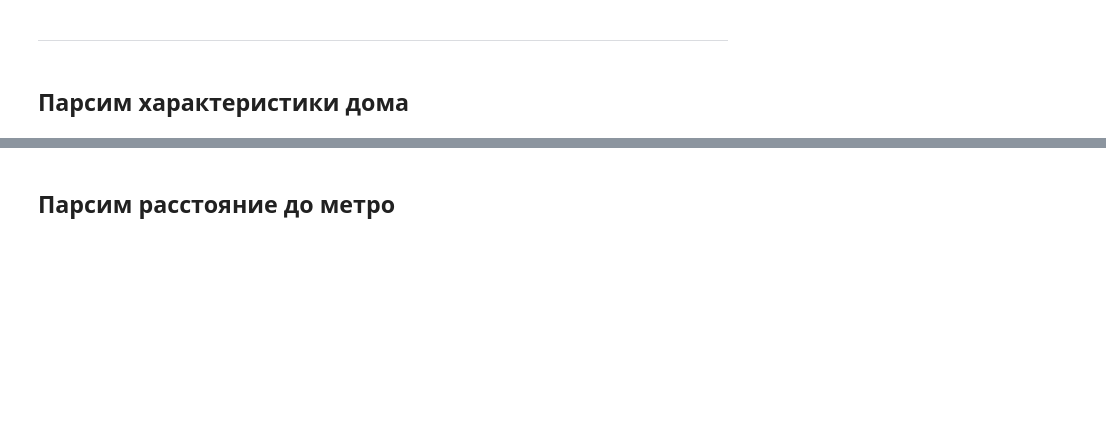
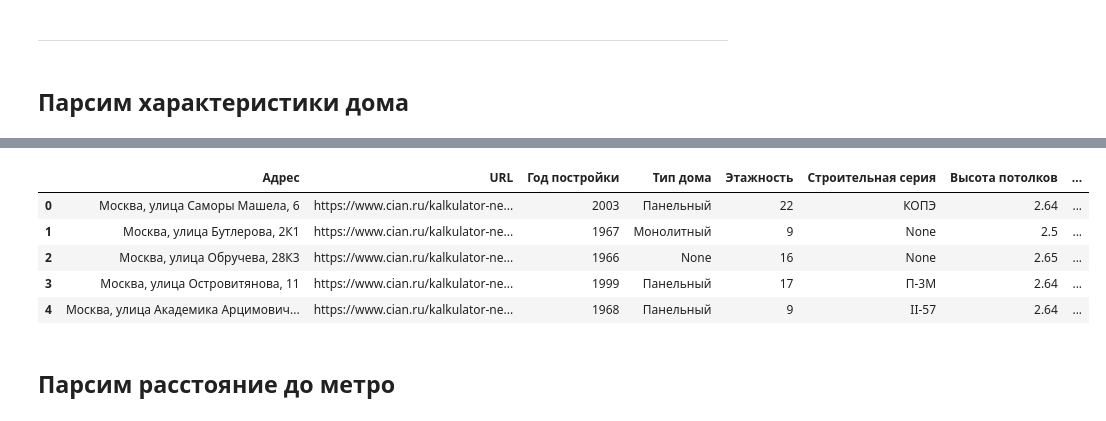
Before and after one commit to andrewch28/Cian, a Jupyter notebook: cian.ipynb, the cells around one changed output, grey strips where cells are left out. Saved outputs shown, nothing was run; the diff lists cells and outputs as text; code cells hidden in the pictures; blank space fills up the shorter version.

```diff
--- a/cian.ipynb
+++ b/cian.ipynb
@@ -343,23 +369,15 @@ combined_data3
 # %% [markdown]
 ## Парсим характеристики дома
 # %%
-import time
-import random
-import requests
-from bs4 import BeautifulSoup
-import pandas as pd
-
-
-# Инициализация пустого DataFrame с фиксированными столбцами
 columns = [
     "realty_id", "Адрес", "Год постройки", "Тип дома", "Этажность", "Строительная серия", "Высота потолков",
     "Газоснабжение", "Отопление", "Тип перекрытий", "Подъездов", "Количество лифтов",
     "Мусоропроводов", "Квартир", "Реновация", "Аварийность", "Детская площадка",
     "Спортивная площадка", "Фонд капитального ремонта", "URL"
 ]
-df = pd.DataFrame(columns=columns)
+data_house_features = pd.DataFrame(columns=columns)
 
-# Функция для парсинга страницы
+
 def parse_page(url):
     headers = {
         "User-Agent": "Mozilla/5.0 (Windows NT 10.0; Win64; x64) AppleWebKit/537.36 (KHTML, like Gecko) Chrome/91.0.4472.124 Safari/537.36"
@@ -372,17 +390,15 @@ def parse_page(url):
 
         soup = BeautifulSoup(response.text, "html.parser")
 
-        # Поиск адреса
+
         address_block = soup.find("span", class_="f0b5faa8cb--color_gray60_100--mYFjS")
         address = address_block.text.strip() if address_block else "Адрес не найден"
 
-        # Поиск всех блоков с данными "О доме"
         name_blocks = soup.find_all("div", class_="f0b5faa8cb--name--vfsqB")
         value_blocks = soup.find_all("div", class_="f0b5faa8cb--val--YiBYQ")
 
-        # Проверка соответствия длины (названия и значения)
         if len(name_blocks) == len(value_blocks):
-            data = {"Адрес": address, "URL": url}  # Добавляем адрес и URL
+            data = {"Адрес": address, "URL": url}
             for name, value in zip(name_blocks, value_blocks):
                 key = name.text.strip()
                 val = value.text.strip()
@@ -395,30 +411,28 @@ def parse_page(url):
         print(f"Ошибка при запросе {url}: {e}")
         return None
 
-# Парсинг всех URL и добавление данных в DataFrame
+
 parsed_data_list = []
-for idx, url in enumerate(urls, start=1):  # Порядковый номер начинается с 1
-    print(f"Обработка {idx}/{len(urls)}: {url}")
+for idx, url in enumerate(urls_house_info, start=1):
+    print(f"Обработка {idx}/{len(urls_house_info)}: {url}")
     parsed_data = parse_page(url)
     if parsed_data:
-        parsed_data["realty_id"] = idx  # Добавляем порядковый номер
-        # Заполняем пропущенные столбцы None, чтобы соблюсти структуру
+        parsed_data["realty_id"] = idx
+
         for col in columns:
             if col not in parsed_data:
                 parsed_data[col] = None
         parsed_data_list.append(parsed_data)
 
-    # Пауза между запросами (случайная от 5 до 10 секунд)
+
     pause = random.uniform(20, 25)
     print(f"Пауза {pause:.2f} секунд...")
     time.sleep(pause)
 
-# Конвертируем список в DataFrame
+
 if parsed_data_list:
-    df = pd.concat([pd.DataFrame([data]) for data in parsed_data_list], ignore_index=True)
+    data_house_features = pd.concat([pd.DataFrame([data]) for data in parsed_data_list], ignore_index=True)
     print("Данные успешно собраны.")
 else:
     print("Нет данных для объединения.")
-
-df
 # %% [output]
@@ -459 +456,10 @@ df
+# %%
+data_house_features.head()
+# %% [output]
+|  | Адрес | URL | Год постройки | Тип дома | Этажность | Строительная серия | Высота потолков | ... |
+| 0 | Москва, улица Саморы Машела, 6 | https://www.cian.ru/kalkulator-ne... | 2003 | Панельный | 22 | КОПЭ | 2.64 | ... |
+| 1 | Москва, улица Бутлерова, 2К1 | https://www.cian.ru/kalkulator-ne... | 1967 | Монолитный | 9 | None | 2.5 | ... |
+| 2 | Москва, улица Обручева, 28К3 | https://www.cian.ru/kalkulator-ne... | 1966 | None | 16 | None | 2.65 | ... |
+| 3 | Москва, улица Островитянова, 11 | https://www.cian.ru/kalkulator-ne... | 1999 | Панельный | 17 | П-3М | 2.64 | ... |
+| 4 | Москва, улица Академика Арцимович... | https://www.cian.ru/kalkulator-ne... | 1968 | Панельный | 9 | II-57 | 2.64 | ... |
 # %%
```
Also changed, not shown: parts of 24 cells of this notebook, 6 other files.
